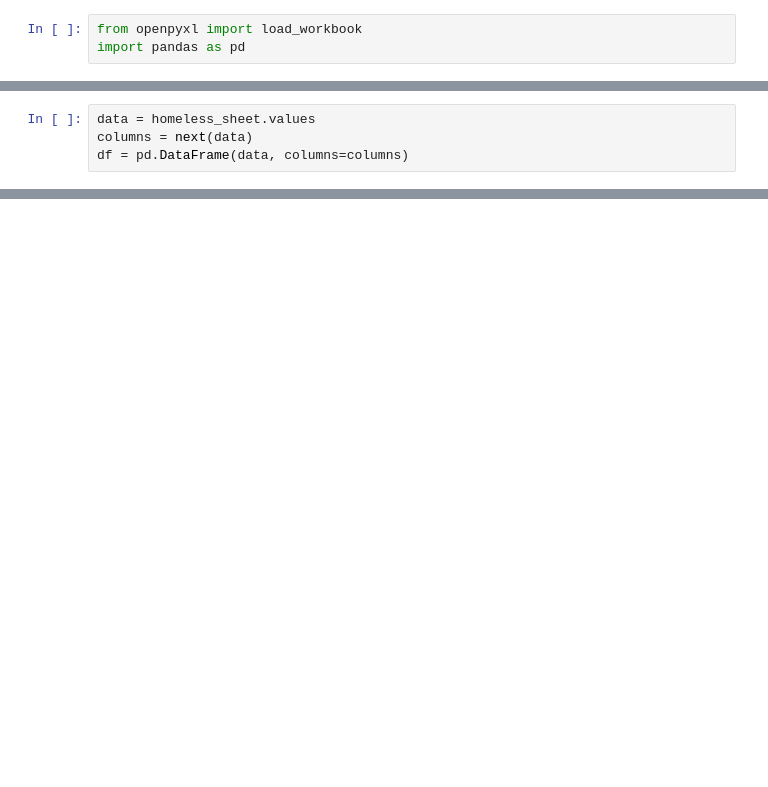
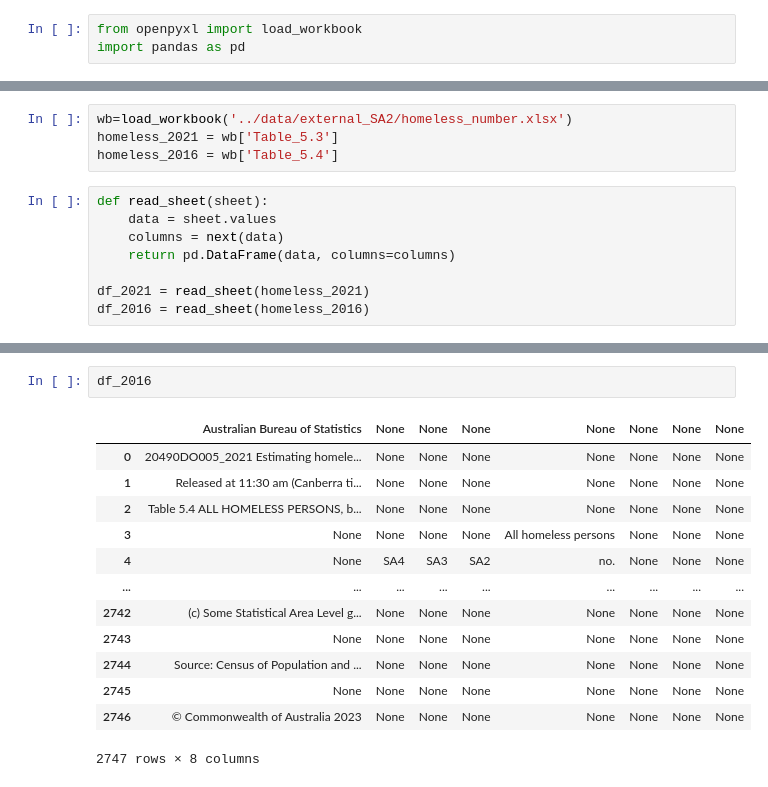
Before and after one commit to HenrikHao/real-estate-industry-project, a Jupyter notebook: notebooks/homelessNumber.ipynb, the cells around one changed output, grey strips where cells are left out. Drawn from its saved outputs; the diff is of its cells as text; blank space fills up the shorter version.

Commit message:
upload 2016 and 2022 homeless number

```diff
--- a/notebooks/homelessNumber.ipynb
+++ b/notebooks/homelessNumber.ipynb
@@ -7,4 +3,0 @@ homeless_sheet = wb['Table_5.3']
-# %%
-data = homeless_sheet.values
-columns = next(data)
-df = pd.DataFrame(data, columns=columns)
@@ -137,0 +4,12 @@ Vic_homeless.to_csv('../data/external_SA2/vic_homelessNum.csv', index=False)
+# %%
+wb=load_workbook('../data/external_SA2/homeless_number.xlsx')
+homeless_2021 = wb['Table_5.3']
+homeless_2016 = wb['Table_5.4']
+# %%
+def read_sheet(sheet):
+    data = sheet.values
+    columns = next(data)
+    return pd.DataFrame(data, columns=columns)
+
+df_2021 = read_sheet(homeless_2021)
+df_2016 = read_sheet(homeless_2016)
@@ -137,0 +32,16 @@ Vic_homeless.to_csv('../data/external_SA2/vic_homelessNum.csv', index=False)
+# %%
+df_2016
+# %% [output]
+|  | Australian Bureau of Statistics | None | None | None | None | None | None | None |
+| 0 | 20490DO005_2021 Estimating homele... | None | None | None | None | None | None | None |
+| 1 | Released at 11:30 am (Canberra ti... | None | None | None | None | None | None | None |
+| 2 | Table 5.4 ALL HOMELESS PERSONS, b... | None | None | None | None | None | None | None |
+| 3 | None | None | None | None | All homeless persons | None | None | None |
+| 4 | None | SA4 | SA3 | SA2 | no. | None | None | None |
+| ... | ... | ... | ... | ... | ... | ... | ... | ... |
+| 2742 | (c) Some Statistical Area Level g... | None | None | None | None | None | None | None |
+| 2743 | None | None | None | None | None | None | None | None |
+| 2744 | Source: Census of Population and ... | None | None | None | None | None | None | None |
+| 2745 | None | None | None | None | None | None | None | None |
+| 2746 | © Commonwealth of Australia 2023 | None | None | None | None | None | None | None |
+2747 rows × 8 columns
```
Also changed, not shown: parts of 32 cells of this notebook, 2 other files.
